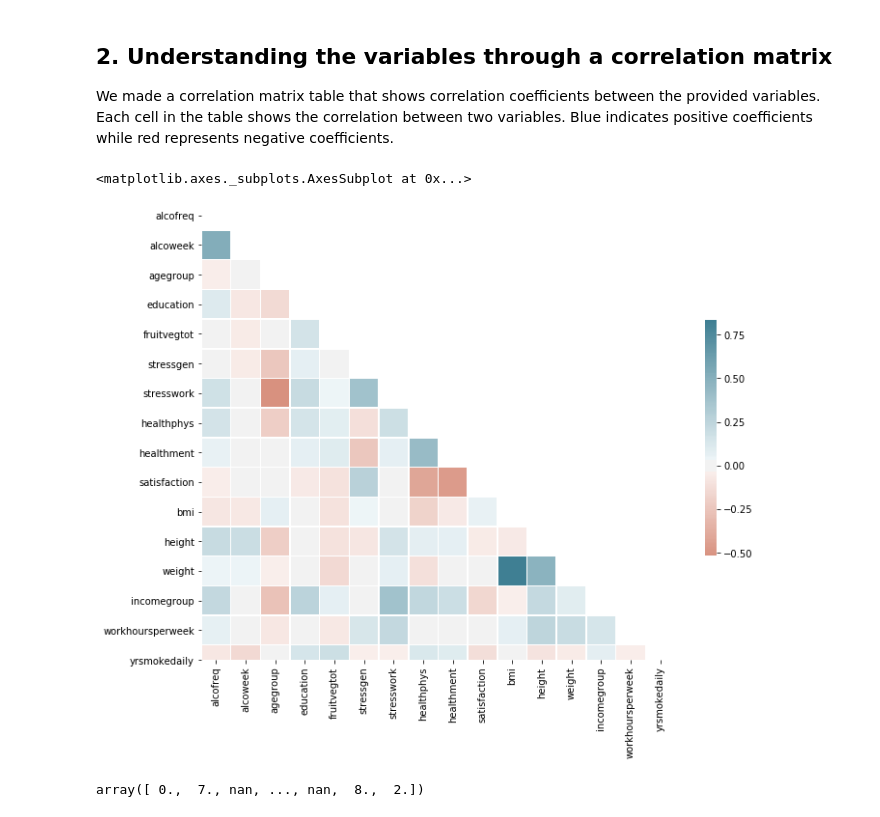
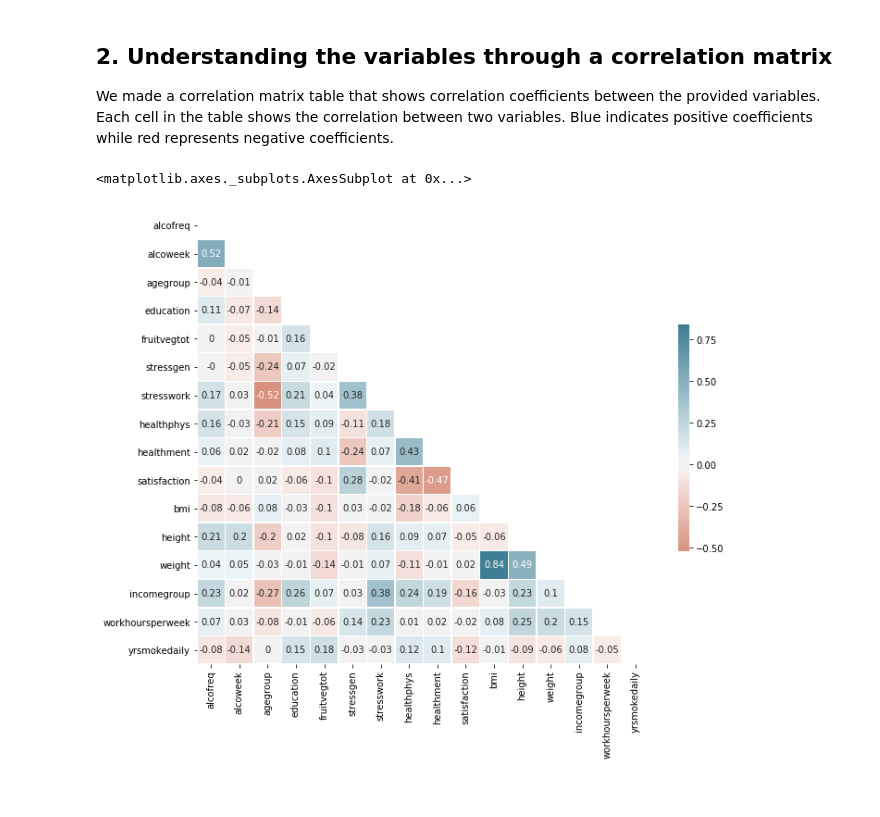
Before and after one commit to diegoarmaca/SocialDataSample, a Jupyter notebook: cchs.ipynb, the cells around one changed output. Drawn from its saved outputs; the diff is of its cells as text; code cells hidden in the pictures.

```diff
--- a/cchs.ipynb
+++ b/cchs.ipynb
@@ -152,13 +150,13 @@ def write_column_summary_csv(data: np.array, column_name: str, outfile: TextIO)
     (Examples not required)
 
     '''
-    median = str(round(np.nanmedian(data[column_name]), 2))
-    if str(data[column_name].dtype).startswith("int"):
-        outfile.write(column_name + "," + median + ",," +'\n')
-    if str(data[column_name].dtype).startswith("float"):
-        mean = str(round(np.nanmean(data[column_name]), 2))
-        stdev = str(round(np.nanstd(data[column_name]),2))
-        outfile.write(column_name + "," + median + ',' + mean + ',' + stdev +'\n')
+    median = str(round(np.nanmedian(data[column_name]), 4))
+    if str(data[column_name].dtype).startswith('int'):
+        outfile.write(column_name + ',' + median + ',,\n')
+    if str(data[column_name].dtype).startswith('float'):
+        mean = str(round(np.nanmean(data[column_name]), 4))
+        stdev = str(round(np.nanstd(data[column_name]), 4))
+        outfile.write(column_name + ',' + median + ',' + mean + ',' + stdev + '\n')
 # %%
 if __name__ == "__main__":
 
@@ -271 +262,7 @@ corr = df.corr()
+# %%
+#Create a correlation matrix dataframe
+corr = df.corr()
+
+#Round all values into two decimals
+corr = corr.round(2)
 # %%
@@ -275,17 +277,13 @@ max_corr = corr[corr != mask].max().max()
 # %%
 # Set up the matplotlib figure
 f, ax = plt.subplots(figsize=(11, 9))
 
 # Generate a custom diverging colormap
 cmap = sns.diverging_palette(20, 220, as_cmap=True)
 
 # Draw the heatmap with the mask and correct aspect ratio
 sns.heatmap(corr, mask=mask, cmap=cmap, vmax=max_corr, center=0,
-            square=True, linewidths=.5, cbar_kws={"shrink": .5})
+            square=True, linewidths=.5, cbar_kws={"shrink": .5}, annot = True)
 # %% [output]
 <matplotlib.axes._subplots.AxesSubplot at 0x...>
-[figure, old version]
+[figure, new version]
-# %%
-CCHS['alcoweek']
-# %% [output]
-array([ 0.,  7., nan, ..., nan,  8.,  2.])
```
Also changed, not shown: parts of 28 cells of this notebook, 1 other file.
